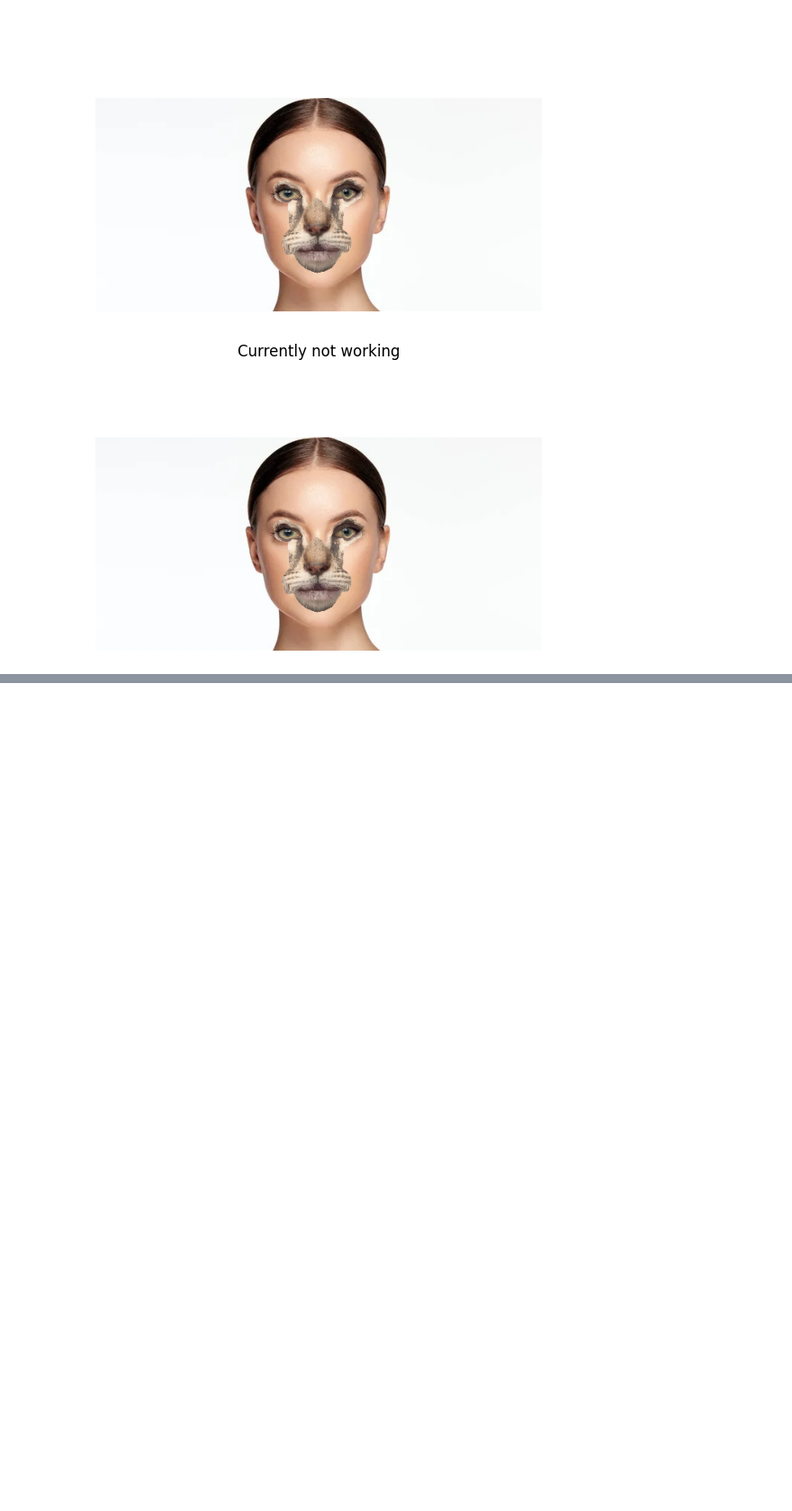
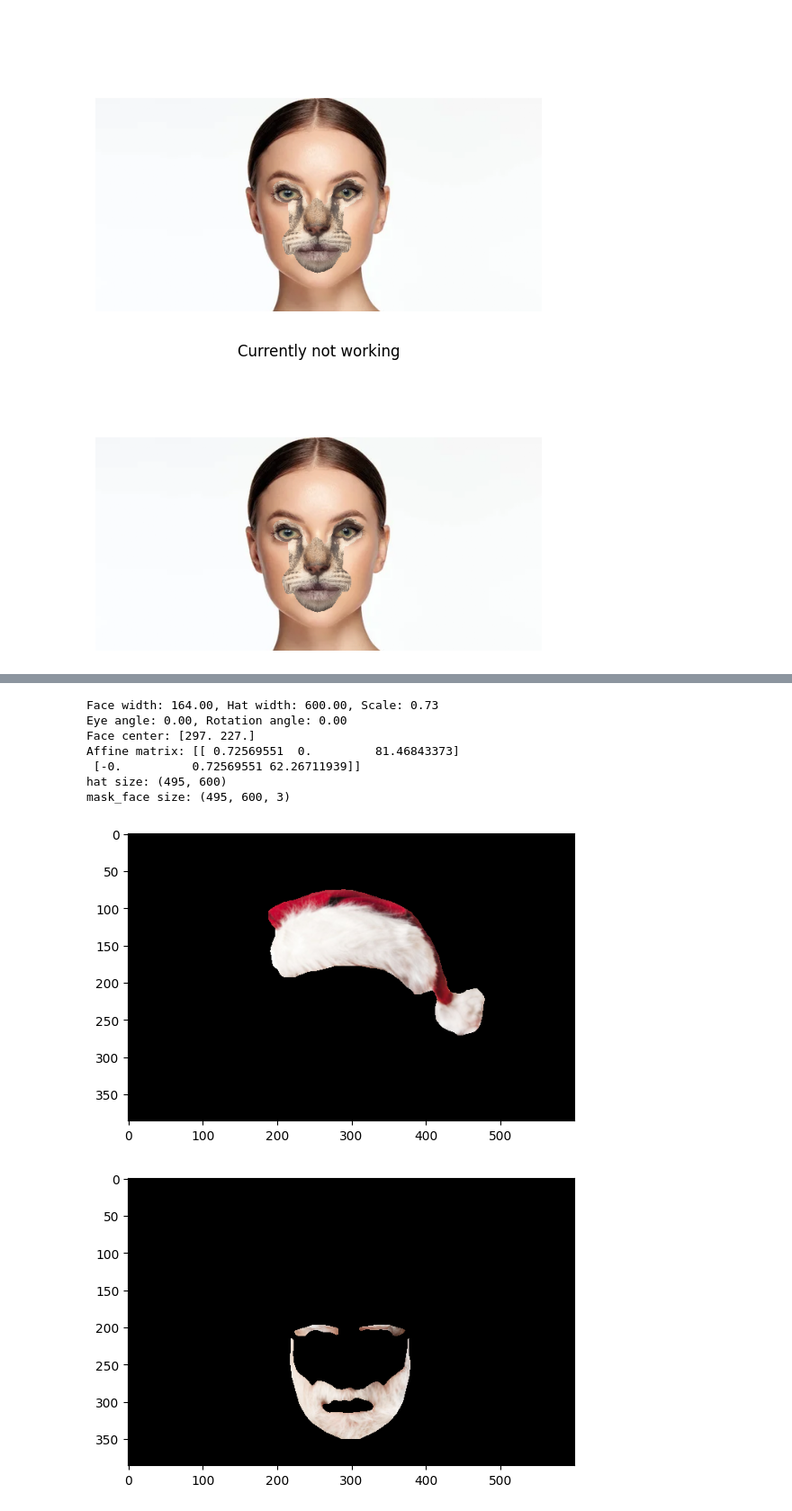
Before and after one commit to bhavberi/Face-Augmentation, a Jupyter notebook: src/main.ipynb, the cells around one changed output, grey strips where cells are left out. Shown at 90% size. Cells and saved outputs as stored; diff of their text form; code cells hidden in the pictures; blank space fills up the shorter version.

```diff
--- a/src/main.ipynb
+++ b/src/main.ipynb
@@ -365,0 +463,12 @@ Affine matrix: [[  0.44565217   0.         164.64130435]
+# %%
+def apply_mask_and_hat(face, face_landmarks, mask_landmarks, hat_map, mask_face, mask_mat, mask_face_map):
+
+    mask_face_transformed, hat_map_transformed = apply_hat(face, face_landmarks, mask_landmarks, hat_map, mask_face, mask_mat, mask_face_map)
+
+    a, warped_mask_face1 = apply_face(face, face_landmarks, mask_landmarks, hat_map, mask_face, mask_mat, mask_face_map)
+
+    blended_face = face.copy().astype(np.float32) / 255.0
+    blended_face[a > 127] = cv2.addWeighted(blended_face, mask_mat['a'][0][0], warped_mask_face1, 1-mask_mat['a'][0][0], 0)[a>127]
+    blended_face[hat_map_transformed > 127] = (mask_face_transformed[hat_map_transformed > 127])/255.0
+
+    return blended_face
@@ -365,0 +521,26 @@ Affine matrix: [[  0.44565217   0.         164.64130435]
+# %%
+face = cv2.imread("../images/face.jpg")
+face = cv2.cvtColor(face, cv2.COLOR_BGR2RGB)
+# identity affine matrix
+# shift face downwards by 50 pixels
+identity_affine = np.array([[1, 0, 0], [0, 1, 0]])
+identity_affine = np.float64(identity_affine)
+identity_affine[1, 2] += 100
+
+# # Apply the affine transformation to the hat map
+face = cv2.warpAffine(face, identity_affine, (face.shape[1], face.shape[0]))
+face[0:100,:] = face[110,0]
+
+blended_face = apply_mask_and_hat(face, landmarks_extracted, santa_landmarks, santa_hat_map, santa_face, santa_mat, santa_face_map)
+plt.imshow(blended_face)
+plt.show()
+# %% [output]
+Face width: 164.00, Hat width: 600.00, Scale: 0.73
+Eye angle: 0.00, Rotation angle: 0.00
+Face center: [297. 227.]
+Affine matrix: [[ 0.72569551  0.         81.46843373]
+ [-0.          0.72569551 62.26711939]]
+hat size: (495, 600)
+mask_face size: (495, 600, 3)
+[figure, added]
+[figure, added]
```
Also changed, not shown: parts of 13 cells of this notebook.
